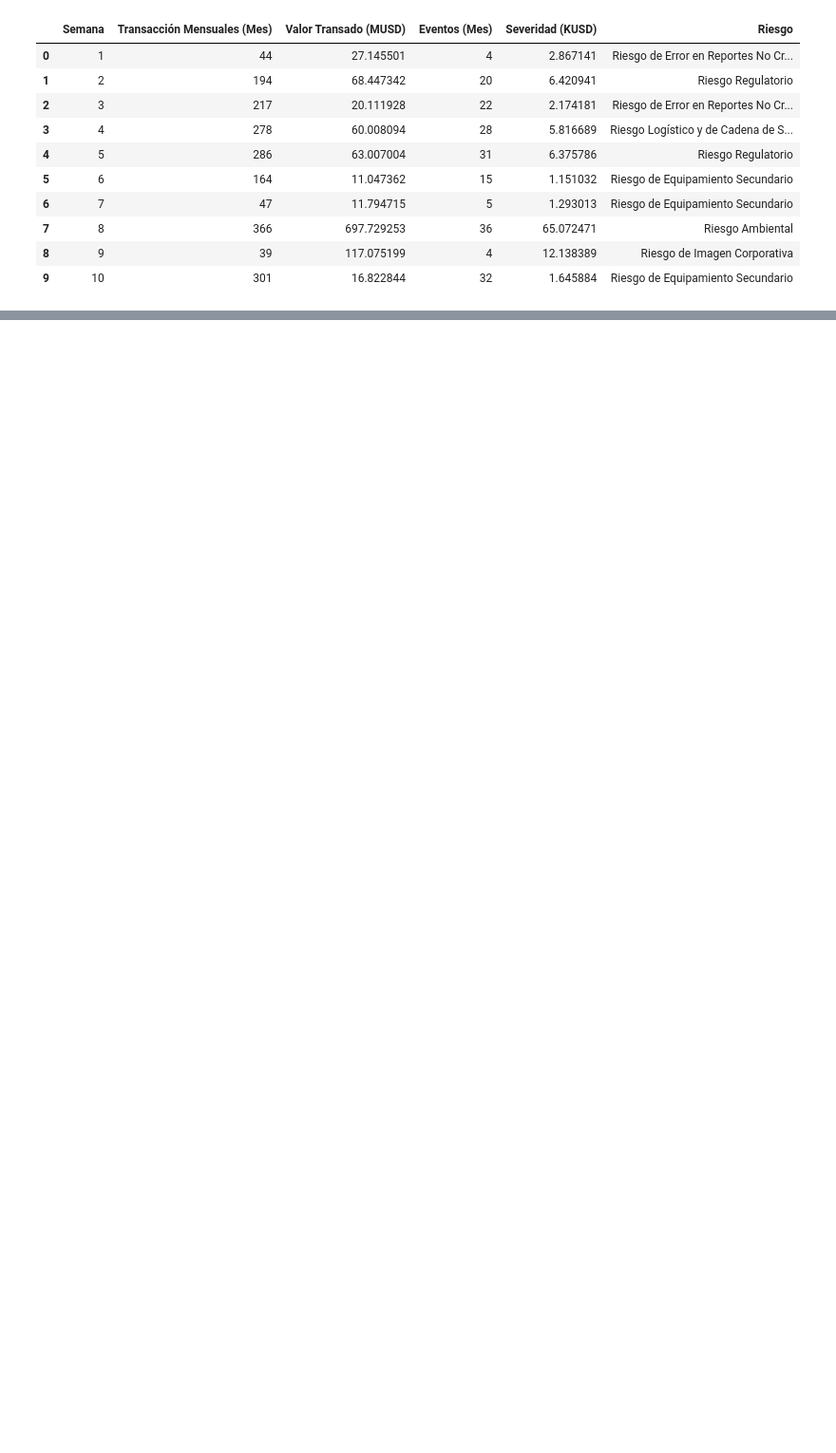
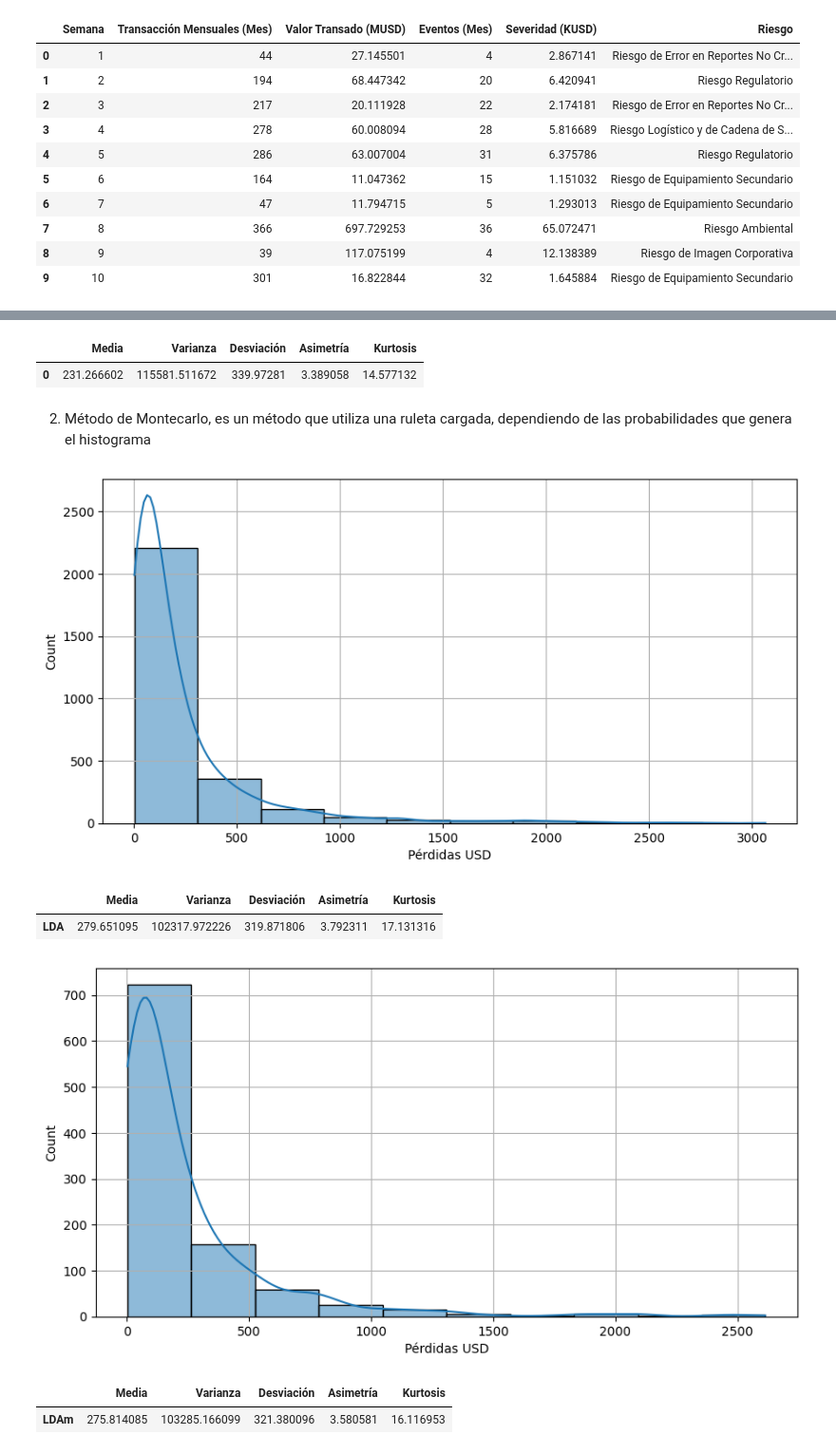
Before and after one commit to JGuerrero08/Integraci-n-de-Datos-y-Prospectiva, a Jupyter notebook: Caracterización_VA.ipynb, the cells around one changed output, grey strips where cells are left out. Shown at 95% size. Saved outputs shown, nothing was run; the diff lists cells and outputs as text; code cells hidden in the pictures; blank space fills up the shorter version.

```diff
--- a/Caracterización_VA.ipynb
+++ b/Caracterización_VA.ipynb
@@ -49,0 +61,23 @@ plt.show()
+# %%
+#Para crear un método de caracterización de Variables
+def Caracterizacion_VA(X): #Recibe una variable
+
+  plt.figure(figsize=(10,5))
+  sns.histplot(X,bins=10,kde=True)
+  plt.xlabel('Pérdidas USD')
+  plt.grid()    #Mostrar cuadricula
+  plt.show()
+
+  NI = 10  #Indica el número de Clusters
+  counts, bin_edges=np.histogram(X,bins=NI)
+  XC = (bin_edges[:-1]+ bin_edges[1:])/2
+  prob = counts/np.sum(counts)
+
+  ## Calculamos los valores de tendencia central
+  u=np.sum(XC*prob)
+  var=np.sum((XC-u)**2*prob)
+  sigma=np.sqrt(var)
+  Cas=np.sum(prob*(XC-u)**3)/sigma**3
+  Kur=(np.sum(prob*(XC-u)**4)/sigma**4)-3
+
+  return u, var, sigma, Cas, Kur    # Propiedades del método
@@ -49,0 +169,48 @@ plt.show()
+# %%
+from scipy.stats import skew, kurtosis
+
+# Calculate Skewness and Kurtosis
+SK = skew(LDA)
+KUR = kurtosis(LDA)
+
+# Create a DataFrame to display the results
+df2_temp = df2.copy()
+df2_temp['Asimetría'] = SK
+df2_temp['Kurtosis'] = KUR
+
+# Display the DataFrame
+display(df2_temp)
+# %% [output]
+|  | Media | Varianza | Desviación | Asimetría | Kurtosis |
+| 0 | 231.266602 | 115581.511672 | 339.97281 | 3.389058 | 14.577132 |
+# %% [markdown]
+2. Método de Montecarlo, es un método que utiliza una ruleta cargada, dependiendo de las probabilidades que genera el histograma
+# %%
+LDAm = LDA.sample(n=1000, replace = True)
+
+# Probamos la variable antes
+p1,p2,p3,p4,p5 = Caracterizacion_VA(LDA)  #Antes - con la variable original
+Tbp = np.column_stack((p1,p2,p3,p4,p5))
+dfp=pd.DataFrame(Tbp,columns=['Media','Varianza','Desviación','Asimetría','Kurtosis'])
+dfp.index=['LDA']
+display(dfp)
+#Probamos con la variable despues
+p1m,p2m,p3m,p4m,p5m = Caracterizacion_VA(LDAm)
+Tbp = np.column_stack((p1m,p2m,p3m,p4m,p5m))
+dfp=pd.DataFrame(Tbp,columns=['Media','Varianza','Desviación','Asimetría','Kurtosis'])
+dfp.index=['LDAm']
+display(dfp)
+
+plt.figure()
+sns.histplot(LDAm,bins=10,kde=True, label='LDAm')
+sns.histplot(LDA,bins=10,kde=True, label='LDA')
+plt.grid()
+plt.legend()
+plt.show()
+# %% [output]
+[figure, added]
+|  | Media | Varianza | Desviación | Asimetría | Kurtosis |
+| LDA | 279.651095 | 102317.972226 | 319.871806 | 3.792311 | 17.131316 |
+[figure, added]
+|  | Media | Varianza | Desviación | Asimetría | Kurtosis |
+| LDAm | 275.814085 | 103285.166099 | 321.380096 | 3.580581 | 16.116953 |
```
Also changed, not shown: parts of 11 cells of this notebook.
